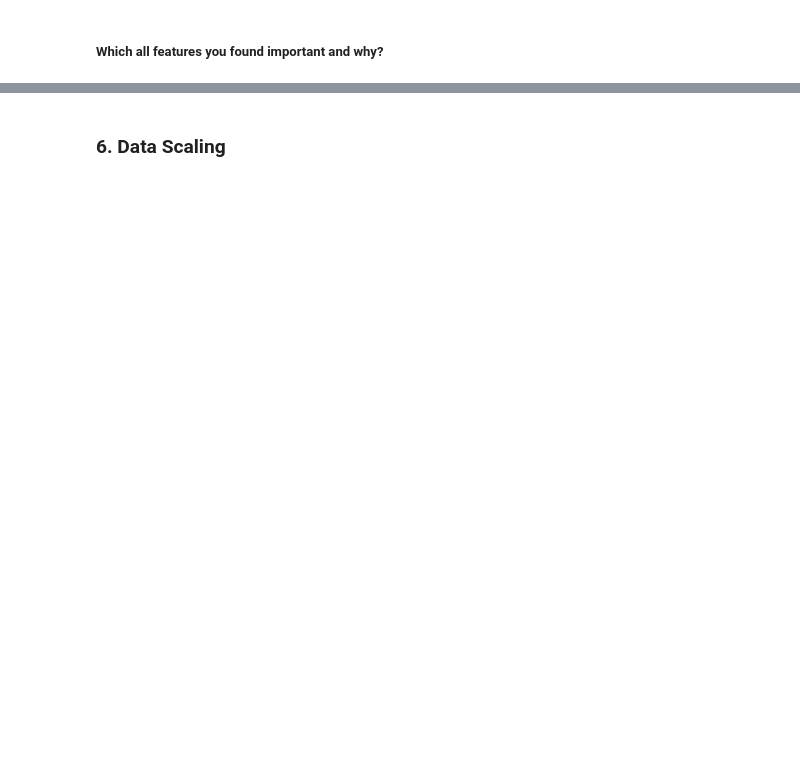
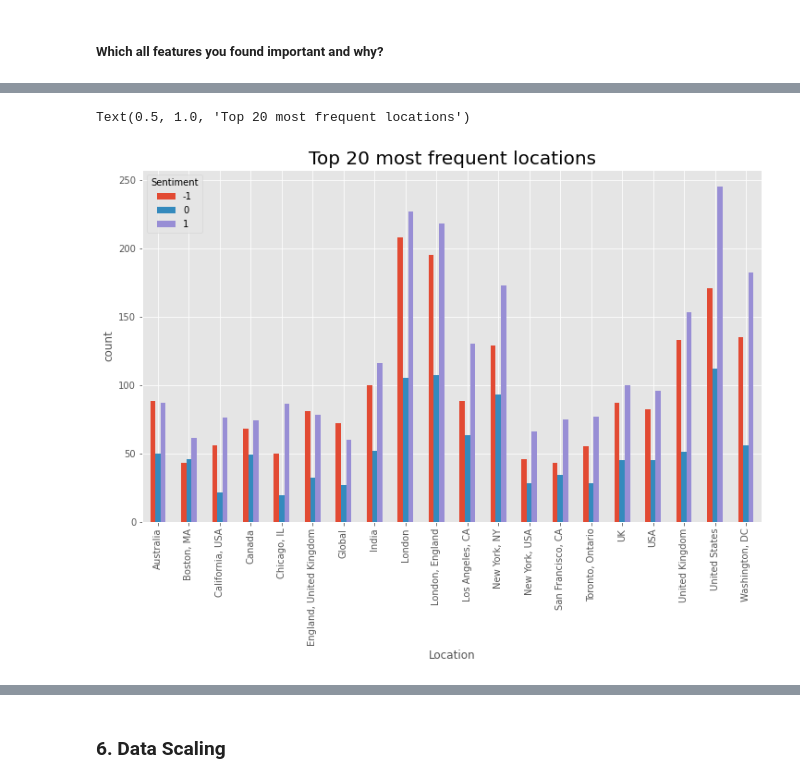
Before and after one commit to kuldeep-sngh/Covid-19-Tweet-Sentiment-Analysis, a Jupyter notebook: Covid_19_Tweet_Sentiment_Analysis.ipynb, the cells around one changed output, grey strips where cells are left out. Cells and saved outputs as stored; diff of their text form; code cells hidden in the pictures; blank space fills up the shorter version.

```diff
--- a/Covid_19_Tweet_Sentiment_Analysis.ipynb
+++ b/Covid_19_Tweet_Sentiment_Analysis.ipynb
@@ -910,7 +914,7 @@ df['OriginalTweet'] = df['OriginalTweet'].apply(remove_urls_and_words_contain_di
 def remove_stopwords(text):
   ''' function to remove Stopwords and unnecessary white spaces'''
   # remove stopwords
-  cachedStopWords = stopwords.words("english")
+  cachedStopWords = stopwords
   text = ' '.join([word for word in text.split() if word not in cachedStopWords])
   # remove unnecessary white spaces
   text =  re.sub(' +', ' ', text)
@@ -983,0 +988,4 @@ why you might want to use TfidfVectorizer:
+# %%
+# replacing 'Extremely negative' and 'negative' with -1 , 'Neutral' with 0, and 'Extremely positive' and 'positive' with 1
+replace_values = {"Sentiment": {'Extremely Negative' : -1, 'Negative' : -1, 'Neutral' : 0, 'Extremely Positive' : 1, 'Positive' : 1}}
+df = df.replace(replace_values)
@@ -1001,0 +1015,13 @@ Answer Here.
+# %%
+# getting top 20 most frequent locations
+top_locations = df['Location'].value_counts().reset_index().head(20)
+
+# ploting multi-bar graph for top 20 most frequent locations
+plt.rcParams["figure.figsize"] = (12,7)
+df[df['Location'].isin(top_locations['index'])].groupby(['Location', 'Sentiment']).OriginalTweet.count().unstack().plot.bar()
+plt.xlabel('Location')
+plt.ylabel("count")
+plt.title('Top 20 most frequent locations', fontdict={'size': 20})
+# %% [output]
+Text(0.5, 1.0, 'Top 20 most frequent locations')
+[figure, added]
```
Also changed, not shown: parts of 36 cells of this notebook.
